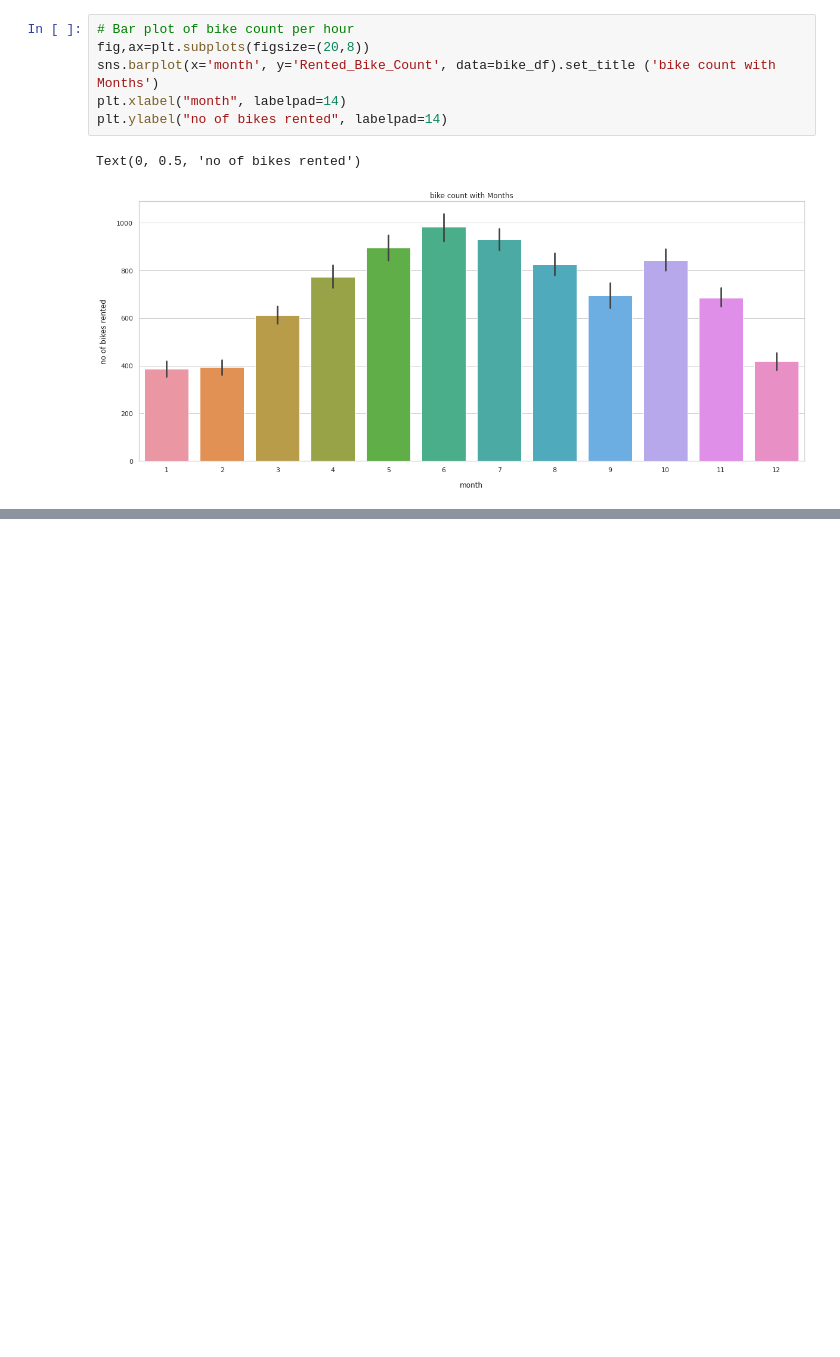
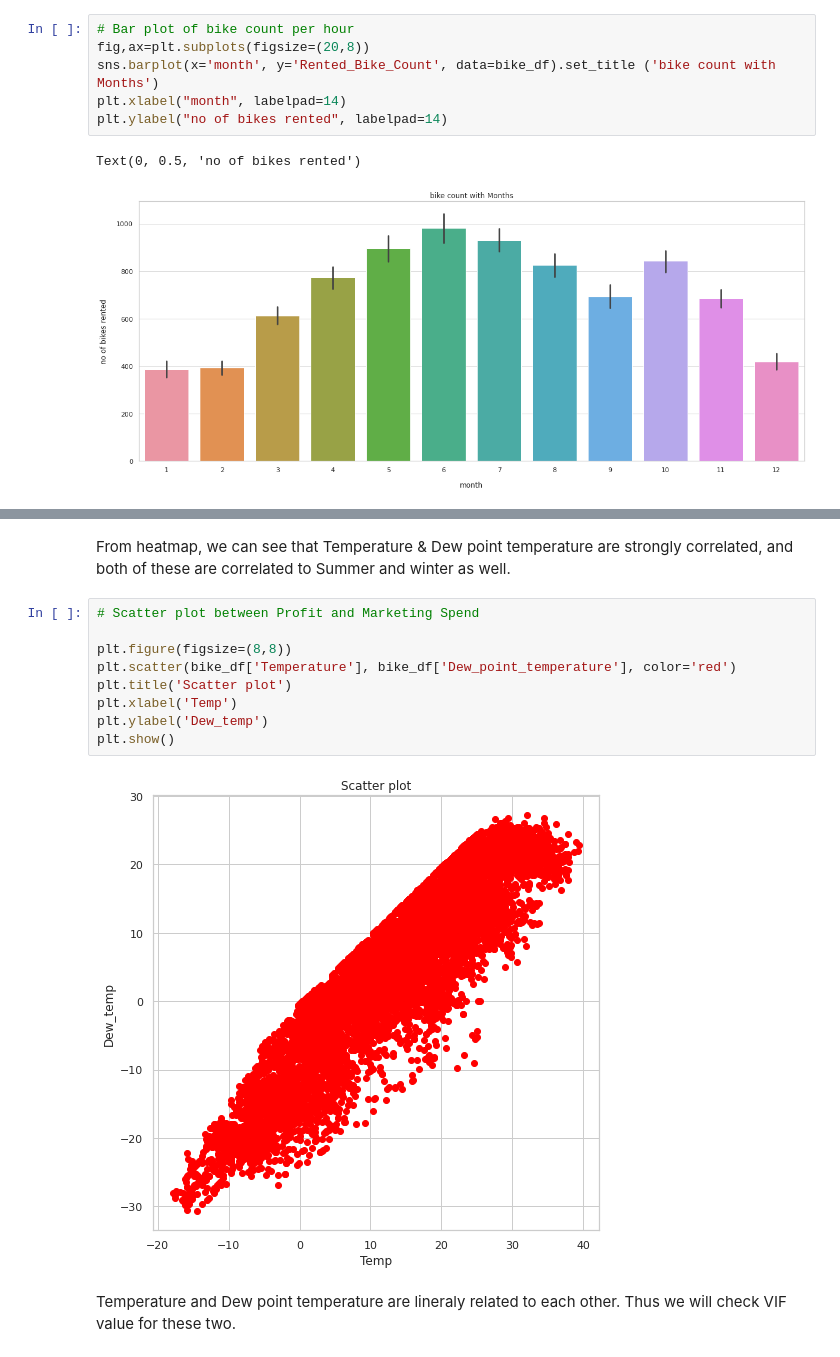
Before and after one commit to Gaurav-Bindal/Bike-Sharing-Demand-Prediction, a Jupyter notebook: Bike_Sharing_Demand_Prediction_Capstone_Project_1_Gaurav.ipynb, the cells around one changed output, grey strips where cells are left out. Drawn from its saved outputs; the diff is of its cells as text; blank space fills up the shorter version.

```diff
--- a/Bike_Sharing_Demand_Prediction_Capstone_Project_1_Gaurav.ipynb
+++ b/Bike_Sharing_Demand_Prediction_Capstone_Project_1_Gaurav.ipynb
@@ -232,0 +326,15 @@ Text(0, 0.5, 'no of bikes rented')
+# %% [markdown]
+From heatmap, we can see that Temperature & Dew point temperature are strongly correlated, and both of these are correlated to Summer and winter as well.
+# %%
+# Scatter plot between Profit and Marketing Spend
+
+plt.figure(figsize=(8,8))
+plt.scatter(bike_df['Temperature'], bike_df['Dew_point_temperature'], color='red')
+plt.title('Scatter plot')
+plt.xlabel('Temp')
+plt.ylabel('Dew_temp')
+plt.show()
+# %% [output]
+[figure, added]
+# %% [markdown]
+Temperature and Dew point temperature are lineraly related to each other. Thus we will check VIF value for these two.
```
Also changed, not shown: parts of 12 cells of this notebook.
